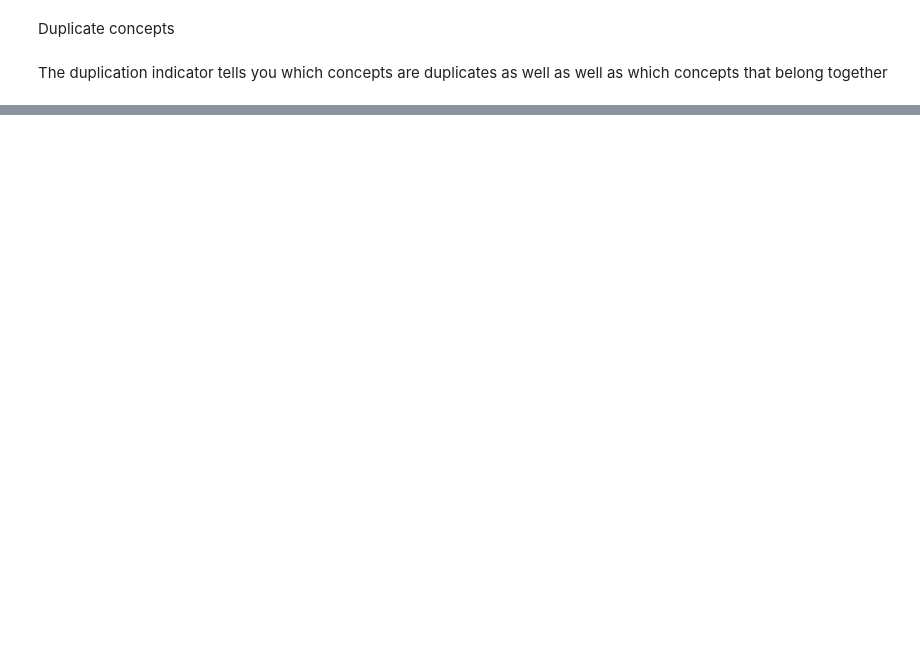
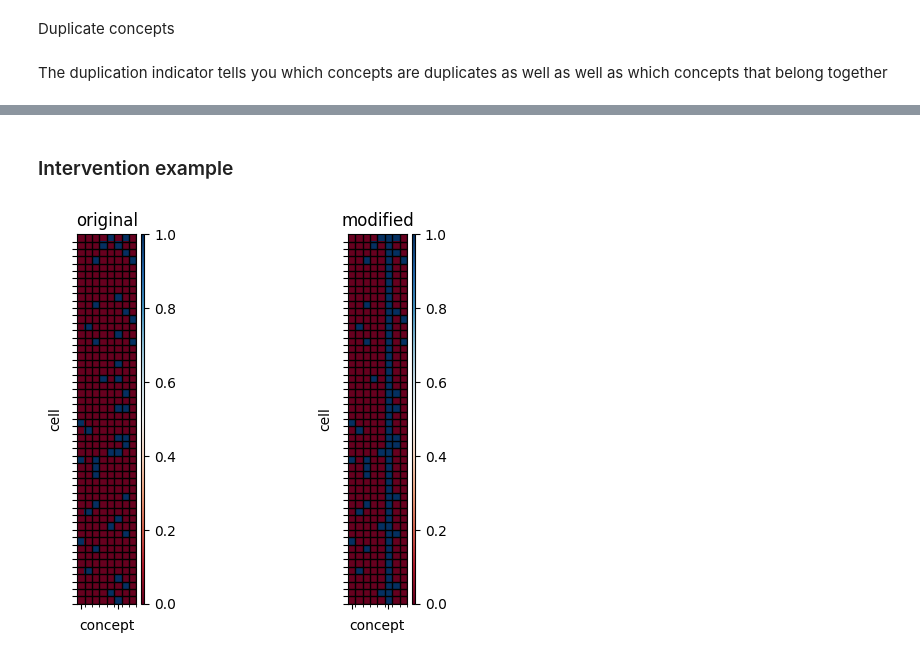
Before and after one commit to almaan/scCBGM, a Jupyter notebook: notebooks/2024-07-26-cbm-datagen-tutorial-001.ipynb, the cells around one changed output, grey strips where cells are left out. Cells and saved outputs as stored; diff of their text form; code cells hidden in the pictures; blank space fills up the shorter version.

```diff
--- a/notebooks/2024-07-26-cbm-datagen-tutorial-001.ipynb
+++ b/notebooks/2024-07-26-cbm-datagen-tutorial-001.ipynb
@@ -422,0 +428,25 @@ Concepts with redundancy : 3, 7, 8, 9, 10, 11, 12, 13
+# %% [markdown]
+### Intervention example
+# %%
+dataset = clab.datagen.omics.OmicsDataGenerator.generate(n_obs = 50,
+                                                         n_vars = 25,
+                                                         n_tissues=n_tissues,
+                                                         n_celltypes=n_celltypes,
+                                                         n_batches = n_batches,
+                                                         n_concepts = n_concepts,
+                                                         std_concept= 5,
+                                                         seed=42,
+                                                        )
+# %%
+new_concepts = dataset.concepts.to_numpy().copy()
+# %%
+new_concepts[:,5] = 1
+# %%
+fig,ax = plt.subplots(1,2)
+clab.datagen.plot.matrix_plot(dataset.concepts.to_numpy(), xlabel='concept', ylabel = 'cell', ax=ax[0],show =False)
+clab.datagen.plot.matrix_plot(new_concepts, xlabel='concept', ylabel = 'cell', ax=ax[1],show = False)
+ax[0].set_title('original')
+ax[1].set_title('modified')
+plt.show()
+# %% [output]
+[figure, added]
```
Also changed, not shown: parts of 20 cells of this notebook.
